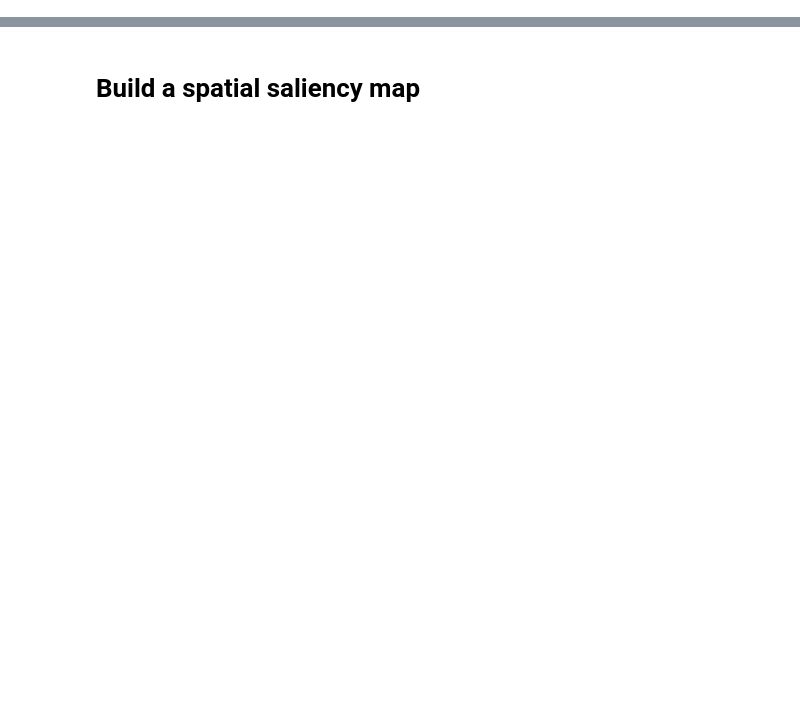
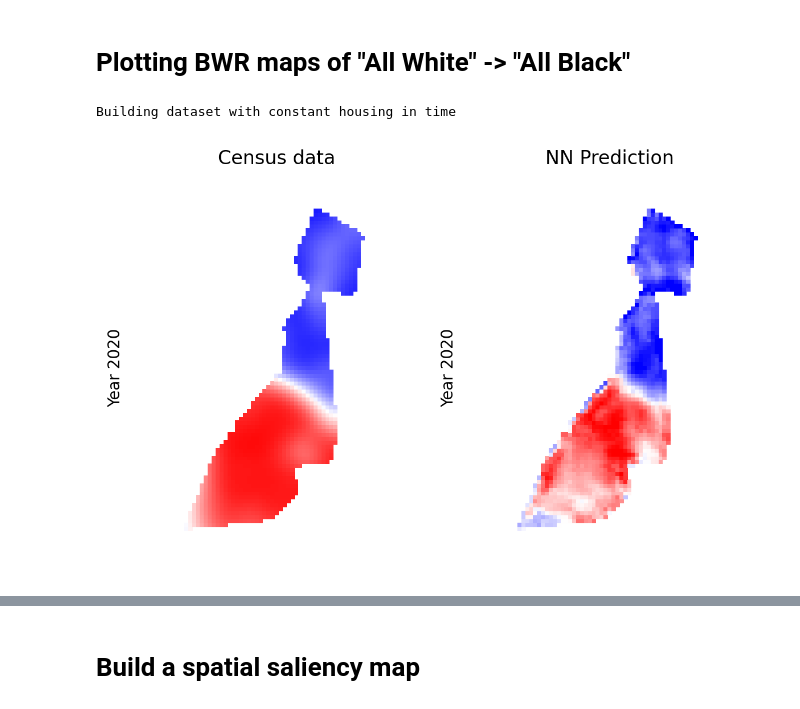
Before and after one commit to jcolen/sociohydro, a Jupyter notebook: PBNN.ipynb, the cells around one changed output, grey strips where cells are left out. Saved outputs shown, nothing was run; the diff lists cells and outputs as text; code cells hidden in the pictures; blank space fills up the shorter version.

```diff
--- a/PBNN.ipynb
+++ b/PBNN.ipynb
@@ -95,0 +95,68 @@ Building dataset with constant housing in time
+# %% [markdown]
+# Plotting BWR maps of "All White" -> "All Black"
+# %%
+plt.rcParams['axes.linewidth'] = 0
+
+def plot(ax, sample, savename=None):
+    w = sample['wb0'][0] * dataset.housing
+    b = sample['wb0'][1] * dataset.housing
+    if savename is not None:
+        np.save(savename, sample['wb0'] * dataset.housing)
+    toplot = (w - b) / (w + b)
+    ax.pcolormesh(sample['x'], sample['y'], toplot, vmin=-1, vmax=1, cmap='bwr_r')
+    ax.set(
+        xticks=[],
+        yticks=[],
+        aspect='equal',
+        ylabel=f'Year {sample["t"]:g}'
+    )
+
+from data_processing import *
+from pbnn import *
+from dolfin_problems import *
+
+county = 'fulton_GA'
+dataset = CensusDataset(county,
+                        get_dolfin=SociohydrodynamicsProblem,
+                        housing_method='constant')
+dataset.validate()
+
+pipeline=9112009
+model = SourcedOnlyPBNN().to(device)
+info = torch.load(f'data/pipeline_{pipeline}/constant/{model.__class__.__name__}.ckpt', map_location='cpu')
+model.load_state_dict(info['state_dict'])
+model.train()
+
+t0 = 1980
+t1 = 2020
+tmax = t1 - t0
+dt = 1
+
+dataset.validate()
+sample = dataset[0]
+mask = sample['mask']
+
+fig, ax = plt.subplots(1, 2, dpi=200)
+
+plot(ax[0], dataset[tmax], savename=f'data/{county}/{county}_CensusData')
+np.save(f'data/{county}_X', dataset.x)
+np.save(f'data/{county}_Y', dataset.y)
+np.save(f'data/{county}_mask', dataset.mask)
+
+with torch.no_grad(), d_ad.stop_annotating():
+    sample['wb0'] = sample['wb0'].to(device)
+    w0, b0, wb = model.simulate(sample, dataset.mesh, tmax, dt=dt)
+    sample['wb0']= wb.cpu()
+    sample['t'] += tmax
+
+plot(ax[1], sample, savename=f'data/{county}/{county}_NNPred')
+plot(ax[1], sample)
+ax[0].set_title('Census data')
+ax[1].set_title('NN Prediction')
+
+plt.tight_layout()
+
+plt.savefig(f'PBNN_Prediction_{county}.svg')
+# %% [output]
+Building dataset with constant housing in time
+[figure, added]
```
Also changed, not shown: parts of 27 cells of this notebook, 20 other files.
